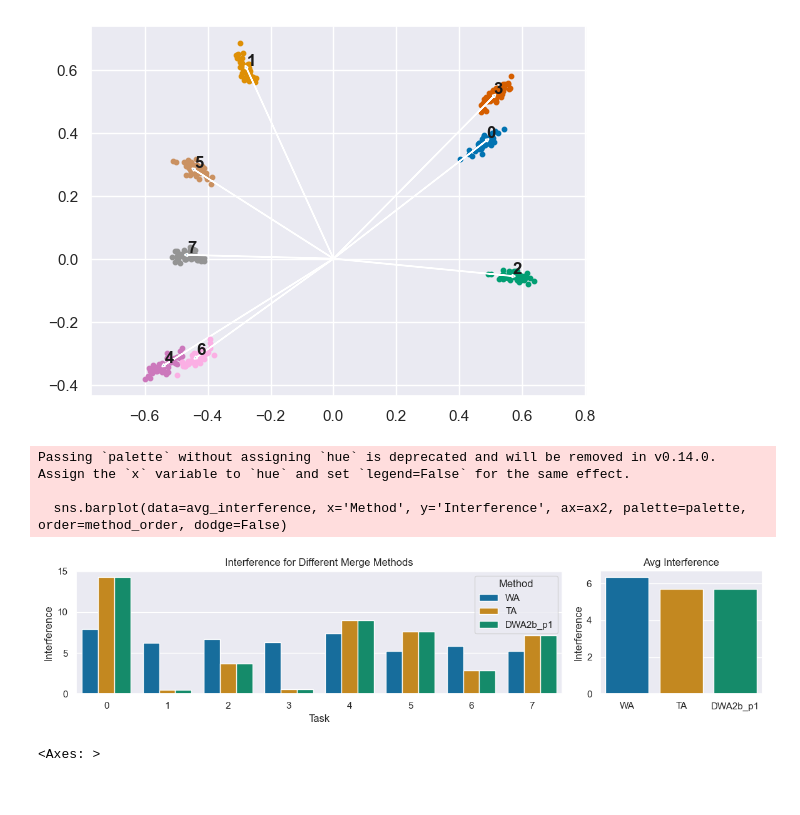
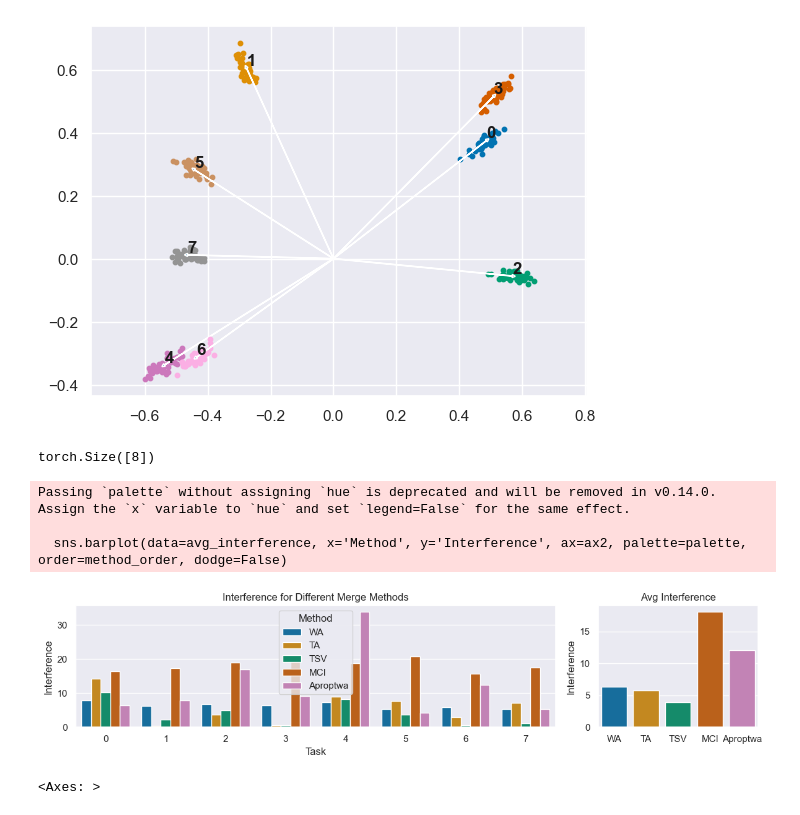
Before and after one commit to AntoAndGar/task_singular_vectors, a Jupyter notebook: anaylsis.ipynb, the cells around one changed output. Saved outputs shown, nothing was run; the diff lists cells and outputs as text; code cells hidden in the pictures.

```diff
--- a/anaylsis.ipynb
+++ b/anaylsis.ipynb
@@ -152,0 +661,15 @@ tensor([1.3416, 0.4472])
+# %%
+def merge_aproptwa_vec(Ws):
+    # Ws: (N, D)
+    E = Ws @ Ws.T
+    beta = 1/(E.sum(dim=-1))
+    Einv = torch.linalg.pinv(E)
+    alpha = 1/beta.sum() * Einv @ (torch.einsum("i,ij->j", beta, E))
+    Wm = torch.einsum("n,ni->i", alpha, Ws)
+    return Wm
+Ws = torch.tensor([[1.0, 0.0],
+                  [0.0, 1.0],
+                  [1.0, 0.0]])
+
+Wm = merge_aproptwa_vec(Ws)
+Wm
@@ -188,41 +713,47 @@ w_dwa1 = merge_dwa1(tvs)
 w_dwa2a = merge_dwa2(tvs, mode='all')
 w_dwa2b = merge_dwa2(tvs, mode='boundary')
 w_dwab_p1 = merge_dwa2(tvs, p=1)
+w_mci = merge_mci(tvs)
+w_aproptwa = merge_aproptwa_vec(tvs)
 n_tasks = tvs.shape[0]
+print(w_mci.shape)
 
 data = []
 for t in range(n_tasks):
     data.append({'Task': t, 'Method': 'TSV', 'Interference': interference_ds(w_tsv, tvs[t], x[:,t])})
     data.append({'Task': t, 'Method': 'TA', 'Interference': interference_ds(w_ta, tvs[t], x[:,t])})
     data.append({'Task': t, 'Method': 'WA', 'Interference': interference_ds(w_wa, tvs[t], x[:,t])})
     data.append({'Task': t, 'Method': 'DWA1', 'Interference': interference_ds(w_dwa1, tvs[t], x[:,t])})
-    data.append({'Task': t, 'Method': 'DWA2a', 'Interference': interference_ds(w_dwa2a, tvs[t], x[:,t])})
-    data.append({'Task': t, 'Method': 'DWA2b', 'Interference': interference_ds(w_dwa2b, tvs[t], x[:,t])})
-    data.append({'Task': t, 'Method': 'DWA2b_p1', 'Interference': interference_ds(w_dwab_p1, tvs[t], x[:,t])})
+    # data.append({'Task': t, 'Method': 'DWA2a', 'Interference': interference_ds(w_dwa2a, tvs[t], x[:,t])})
+    # data.append({'Task': t, 'Method': 'DWA2b', 'Interference': interference_ds(w_dwa2b, tvs[t], x[:,t])})
+    # data.append({'Task': t, 'Method': 'DWA2b_p1', 'Interference': interference_ds(w_dwab_p1, tvs[t], x[:,t])})
+    data.append({'Task': t, 'Method': 'MCI', 'Interference': interference_ds(w_mci, tvs[t], x[:,t])})
+    data.append({'Task': t, 'Method': 'Aproptwa', 'Interference': interference_ds(w_aproptwa, tvs[t], x[:,t])})
 df = pd.DataFrame(data)
 
 # Compute average interference for each method
 avg_interference = df.groupby('Method')['Interference'].mean().reset_index()
 
 # Specify a consistent palette for both plots, matching the order of methods
-method_order = ['WA', 'TA', 'DWA2b_p1']
+method_order = ['WA', 'TA', 'TSV', 'MCI', 'Aproptwa']
 palette = dict(zip(method_order, sns.color_palette("colorblind", n_colors=len(method_order))))
 
 fig, (ax1, ax2) = plt.subplots(1, 2, figsize=(12,3), width_ratios=[3,1])
 
 sns.barplot(data=df, x='Task', y='Interference', hue='Method', ax=ax1, palette=palette, hue_order=method_order)
 ax1.set(title="Interference for Different Merge Methods", xlabel='Task', ylabel='Interference')
 
 sns.barplot(data=avg_interference, x='Method', y='Interference', ax=ax2, palette=palette, order=method_order, dodge=False)
 ax2.set(title="Avg Interference", ylabel='Interference', xlabel='')
 
 plt.tight_layout()
 plt.show()
 # %% [output]
-Passing `palette` without assigning `hue` is deprecated and will be removed in v0.14.0. Assign the `x` variable to `hue` and set `legend=False` for the same effect.
-
-  sns.barplot(data=avg_interference, x='Method', y='Interference', ax=ax2, palette=palette, order=method_order, dodge=False)
+torch.Size([8])
+Passing `palette` without assigning `hue` is deprecated and will be removed in v0.14.0. Assign the `x` variable to `hue` and set `legend=False` for the same effect.
+
+  sns.barplot(data=avg_interference, x='Method', y='Interference', ax=ax2, palette=palette, order=method_order, dodge=False)
-[figure, old version]
+[figure, new version]
 # %%
 # Compute the proper cosine similarity matrix between all pairs of task vectors
 tvs_norm = tvs / tvs.norm(dim=1, keepdim=True)  # (n_tasks, D)
```
Also changed, not shown: parts of 54 cells of this notebook, 5 other files.
